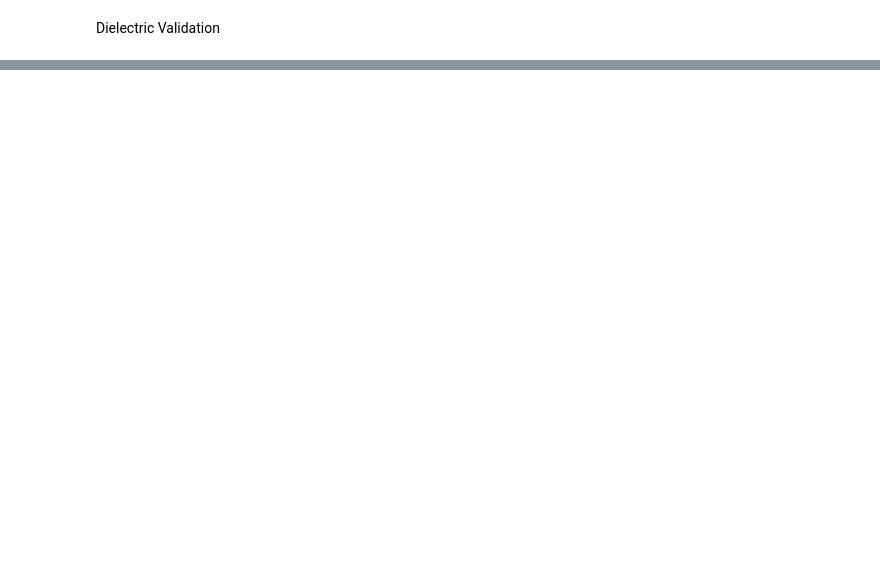
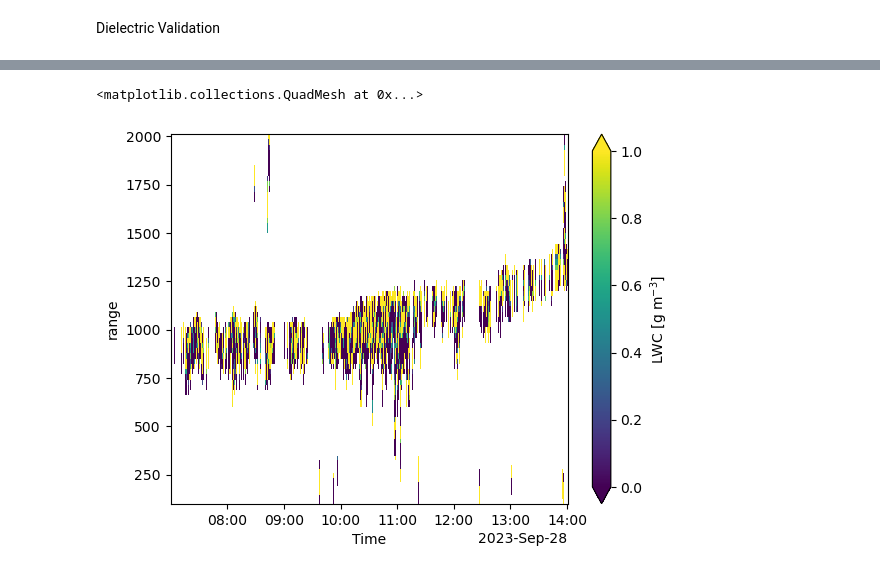
Before and after one commit to geronbreuergb-tech/dual_freq_radar_lwc, a Jupyter notebook: notebooks/03_dwr_and_masking.ipynb, the cells around one changed output, grey strips where cells are left out. Cells and saved outputs as stored; diff of their text form; code cells hidden in the pictures; blank space fills up the shorter version.

```diff
--- a/notebooks/03_dwr_and_masking.ipynb
+++ b/notebooks/03_dwr_and_masking.ipynb
@@ -24,0 +126,34 @@ print(kappa_liquid(94.0, 10.0))
+# %%
+kappa_w = xr.DataArray(
+    np.full_like(dwr.values, 4.29),
+    dims=dwr.dims,
+    coords=dwr.coords,
+    name="kappa_W",
+)
+
+kappa_ka = xr.DataArray(
+    np.full_like(dwr.values, 0.80),
+    dims=dwr.dims,
+    coords=dwr.coords,
+    name="kappa_Ka",
+)
+# %%
+dwr_2km = dwr.sel(range=slice(0, 2000))
+cloud_mask_2km = cloud_mask.sel(range=slice(0, 2000))
+
+alpha_w_2km = alpha_w.sel(range=slice(0, 2000))
+alpha_ka_2km = alpha_ka.sel(range=slice(0, 2000))
+
+kappa_w_2km = kappa_w.sel(range=slice(0, 2000))
+kappa_ka_2km = kappa_ka.sel(range=slice(0, 2000))
+# %%
+lwc = retrieve_lwc_zhu(
+    dwr=dwr_2km,
+    kappa_w=kappa_w_2km,
+    kappa_ka=kappa_ka_2km,
+    alpha_w=alpha_w_2km,
+    alpha_ka=alpha_ka_2km,
+    cloud_mask=cloud_mask_2km,
+    N_default=7,
+    min_cloud_gates=3,
+)
@@ -24,0 +191,12 @@ print(kappa_liquid(94.0, 10.0))
+# %%
+lwc.plot(
+    x="Time",
+    y="range",
+    cmap="viridis",
+    vmin=0,
+    vmax=1,
+    cbar_kwargs={"label": "LWC [g m$^{-3}$]"}
+)
+# %% [output]
+<matplotlib.collections.QuadMesh at 0x...>
+[figure, added]
```
Also changed, not shown: parts of 17 cells of this notebook, 1 other file.
